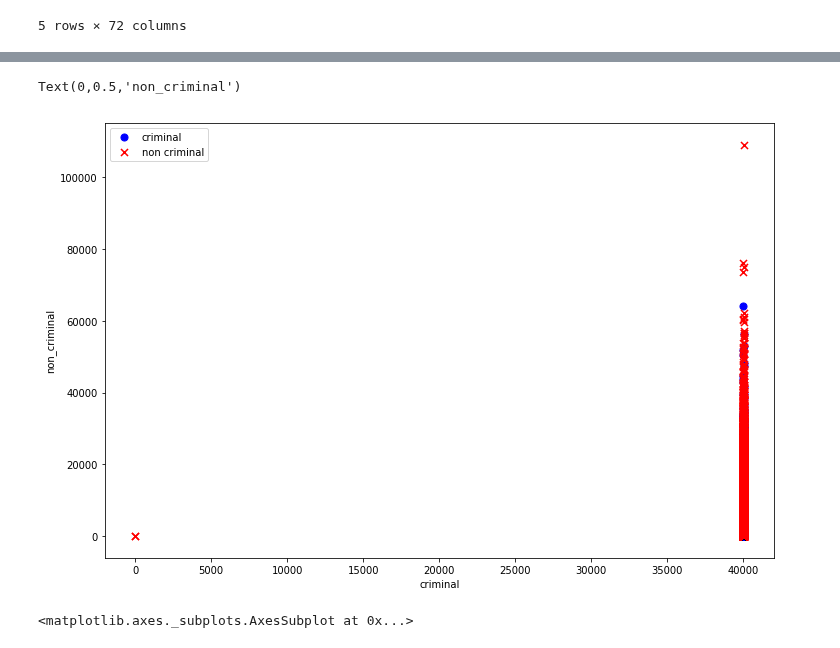
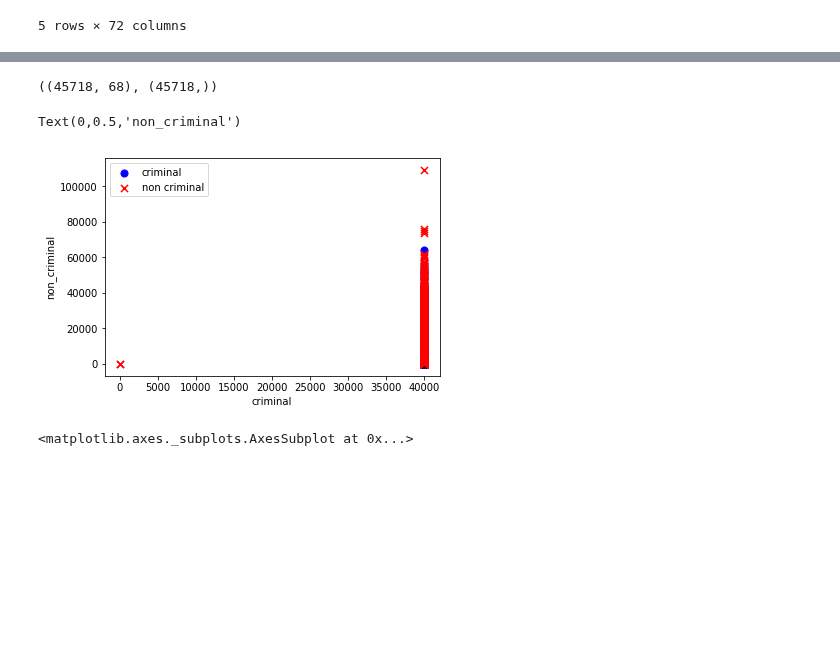
Before and after one commit to PradeepTammali/Hacker-Earth, a Jupyter notebook: Predict the Criminals/Predict_the_criminals.ipynb, the cells around one changed output, grey strips where cells are left out. Drawn from its saved outputs; the diff is of its cells as text; code cells hidden in the pictures; blank space fills up the shorter version.

```diff
--- a/Predict the Criminals/Predict_the_criminals.ipynb
+++ b/Predict the Criminals/Predict_the_criminals.ipynb
@@ -6,4 +6,5 @@ import matplotlib.pyplot as plt
 # %%
 import os
 # %%
-path = os.getcwd() + '/criminal_train.csv'
+train_path = os.getcwd() + '/criminal_train.csv'
+test_path = os.getcwd() + '/criminal_test.csv'
@@ -11,0 +11,4 @@ data = pd.read_csv(path)
+# %%
+train = pd.read_csv(train_path)
+test = pd.read_csv(test_path)
+data = train
@@ -25,13 +133,19 @@ non_criminal = data[data['Criminal'].isin([0])]
+# %%
+X.shape, y.shape
+# %% [output]
+((45718, 68), (45718,))
 # %%
-fig, ax = plt.subplots(figsize=(12,8))
+criminal = data[data['Criminal'].isin([1])]
+non_criminal = data[data['Criminal'].isin([0])]
+fig, ax = plt.subplots(figsize=(6,4))
 ax.scatter(criminal['VESTR'],criminal['ANALWT_C'], s=50, c='b', marker='o', label='criminal')
 ax.scatter(non_criminal['VESTR'],non_criminal['ANALWT_C'], s=50, c='r', marker='x', label='non criminal')
 ax.legend()
 ax.set_xlabel('criminal')
 ax.set_ylabel('non_criminal')
 # %% [output]
 Text(0,0.5,'non_criminal')
-[figure, old version]
+[figure, new version]
 # %%
 data_corr = data.corr()
 mask = np.zeros_like(data_corr, dtype=np.bool)
```
Also changed, not shown: parts of 10 cells of this notebook.
